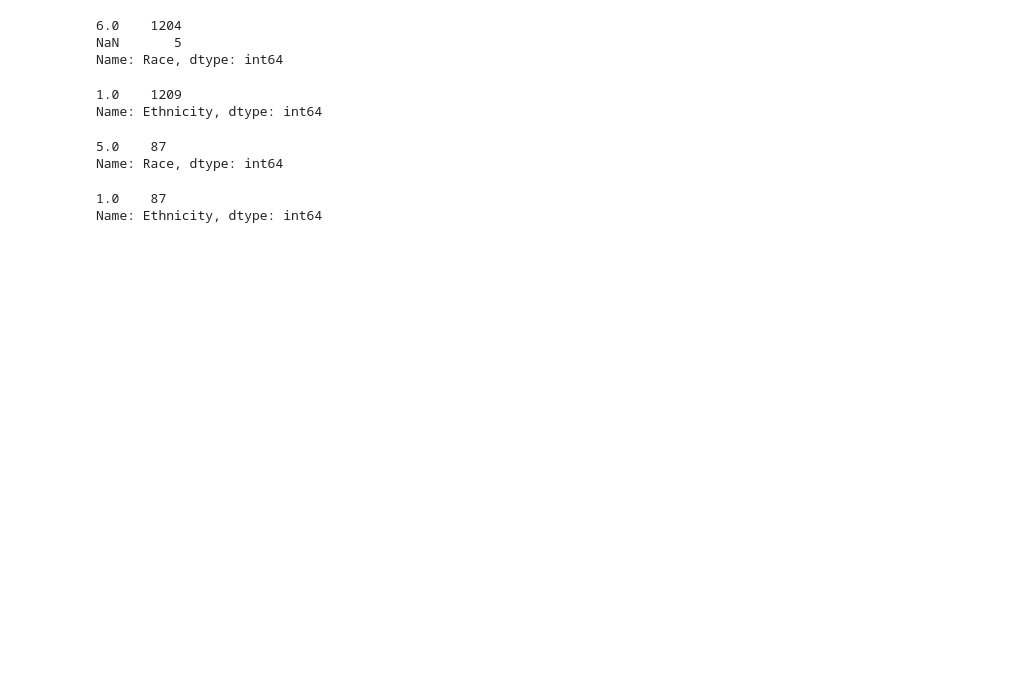
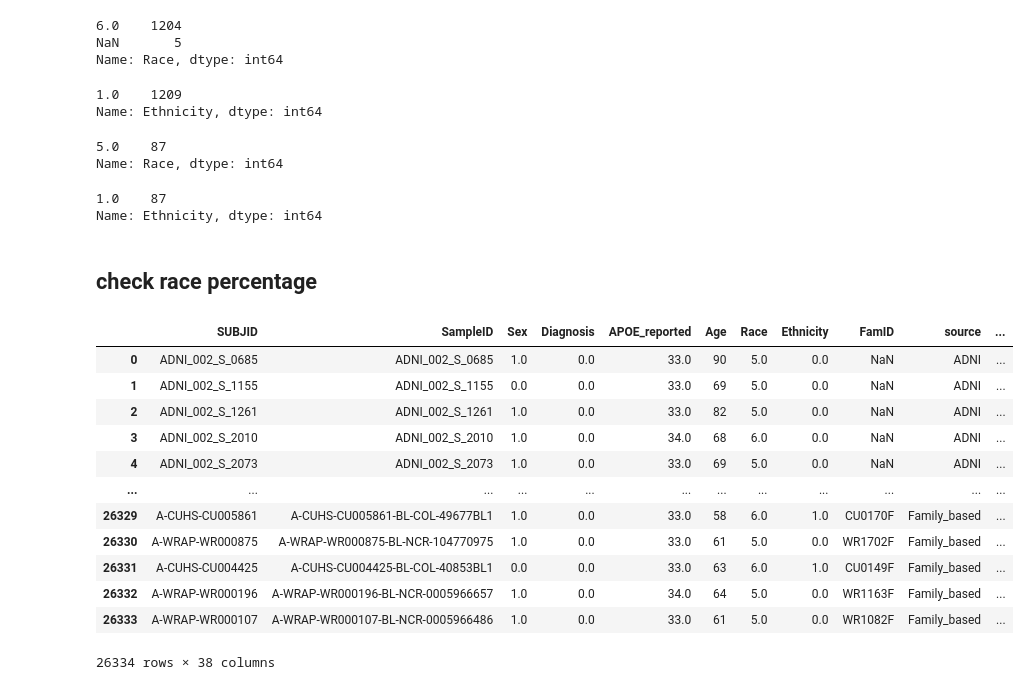
Before and after one commit to teresa-sansan/ADSP_polyfun, a Jupyter notebook: data_processing/phenotype/merge_pheno_pc_population.ipynb, the cells around one changed output. Cells and saved outputs as stored; diff of their text form; code cells hidden in the pictures; blank space fills up the shorter version.

Commit message:
check race

```diff
--- a/data_processing/phenotype/merge_pheno_pc_population.ipynb
+++ b/data_processing/phenotype/merge_pheno_pc_population.ipynb
@@ -221,3 +220,21 @@ check.loc[(check.fin_population_temp == 'HIS_WHITE')& (check.predicted_ancestry
 # %% [output]
 1.0    87
 Name: Ethnicity, dtype: int64
+# %% [markdown]
+## check race percentage
+# %%
+pheno_his
+# %% [output]
+|  | SUBJID | SampleID | Sex | Diagnosis | APOE_reported | Age | Race | Ethnicity | FamID | source | ... |
+| 0 | ADNI_002_S_0685 | ADNI_002_S_0685 | 1.0 | 0.0 | 33.0 | 90 | 5.0 | 0.0 | NaN | ADNI | ... |
+| 1 | ADNI_002_S_1155 | ADNI_002_S_1155 | 0.0 | 0.0 | 33.0 | 69 | 5.0 | 0.0 | NaN | ADNI | ... |
+| 2 | ADNI_002_S_1261 | ADNI_002_S_1261 | 1.0 | 0.0 | 33.0 | 82 | 5.0 | 0.0 | NaN | ADNI | ... |
+| 3 | ADNI_002_S_2010 | ADNI_002_S_2010 | 1.0 | 0.0 | 34.0 | 68 | 6.0 | 0.0 | NaN | ADNI | ... |
+| 4 | ADNI_002_S_2073 | ADNI_002_S_2073 | 1.0 | 0.0 | 33.0 | 69 | 5.0 | 0.0 | NaN | ADNI | ... |
+| ... | ... | ... | ... | ... | ... | ... | ... | ... | ... | ... | ... |
+| 26329 | A-CUHS-CU005861 | A-CUHS-CU005861-BL-COL-49677BL1 | 1.0 | 0.0 | 33.0 | 58 | 6.0 | 1.0 | CU0170F | Family_based | ... |
+| 26330 | A-WRAP-WR000875 | A-WRAP-WR000875-BL-NCR-104770975 | 1.0 | 0.0 | 33.0 | 61 | 5.0 | 0.0 | WR1702F | Family_based | ... |
+| 26331 | A-CUHS-CU004425 | A-CUHS-CU004425-BL-COL-40853BL1 | 0.0 | 0.0 | 33.0 | 63 | 6.0 | 1.0 | CU0149F | Family_based | ... |
+| 26332 | A-WRAP-WR000196 | A-WRAP-WR000196-BL-NCR-0005966657 | 1.0 | 0.0 | 34.0 | 64 | 5.0 | 0.0 | WR1163F | Family_based | ... |
+| 26333 | A-WRAP-WR000107 | A-WRAP-WR000107-BL-NCR-0005966486 | 1.0 | 0.0 | 33.0 | 61 | 5.0 | 0.0 | WR1082F | Family_based | ... |
+26334 rows × 38 columns
```
Also changed, not shown: parts of 15 cells of this notebook.
